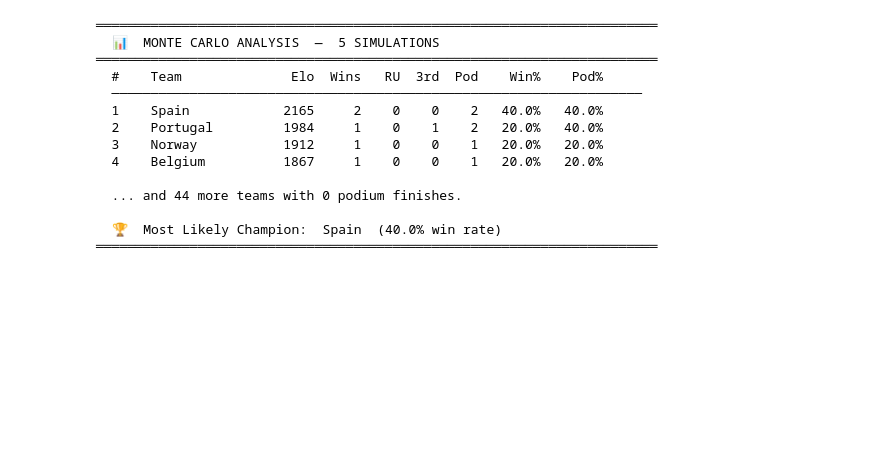
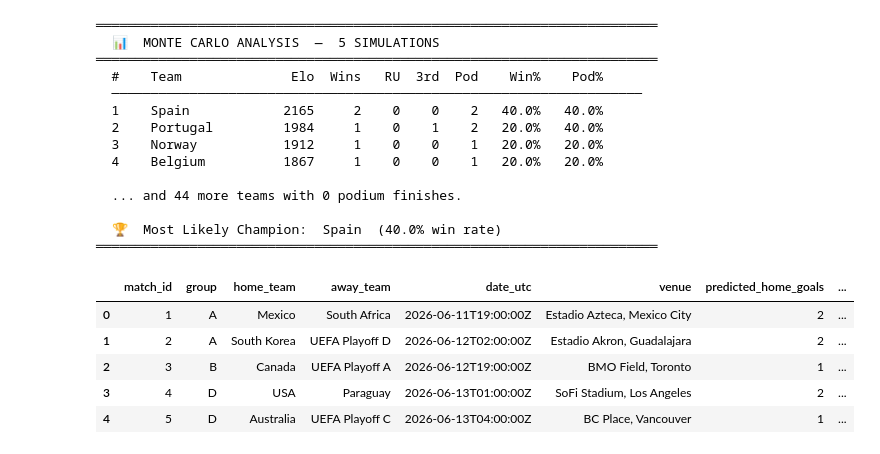
Before and after one commit to Currybon30/fifa_wc_2026_datacamp, a Jupyter notebook: FIFA World Cup 2026 - DataCamp Competition/notebook.ipynb, the cells around one changed output. Drawn from its saved outputs; the diff is of its cells as text; code cells hidden in the pictures; blank space fills up the shorter version.

```diff
--- a/FIFA World Cup 2026 - DataCamp Competition/notebook.ipynb
+++ b/FIFA World Cup 2026 - DataCamp Competition/notebook.ipynb
@@ -591,4 +585,13 @@ display_monte_carlo(df, num_of_iter)
 
   🏆  Most Likely Champion:  Spain  (40.0% win rate)
 ════════════════════════════════════════════════════════════════════════
+# %%
+final_gf.head(5)
+# %% [output]
+|  | match_id | group | home_team | away_team | date_utc | venue | predicted_home_goals | ... |
+| 0 | 1 | A | Mexico | South Africa | 2026-06-11T19:00:00Z | Estadio Azteca, Mexico City | 2 | ... |
+| 1 | 2 | A | South Korea | UEFA Playoff D | 2026-06-12T02:00:00Z | Estadio Akron, Guadalajara | 2 | ... |
+| 2 | 3 | B | Canada | UEFA Playoff A | 2026-06-12T19:00:00Z | BMO Field, Toronto | 1 | ... |
+| 3 | 4 | D | USA | Paraguay | 2026-06-13T01:00:00Z | SoFi Stadium, Los Angeles | 2 | ... |
+| 4 | 5 | D | Australia | UEFA Playoff C | 2026-06-13T04:00:00Z | BC Place, Vancouver | 1 | ... |
 # %%
```
Also changed, not shown: parts of 5 cells of this notebook.
